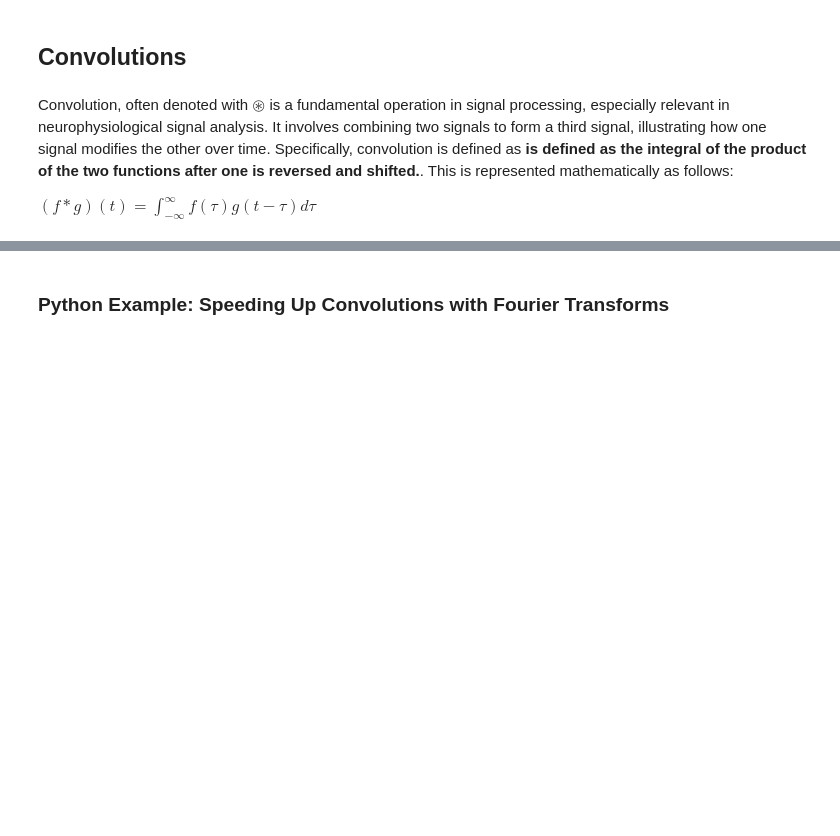
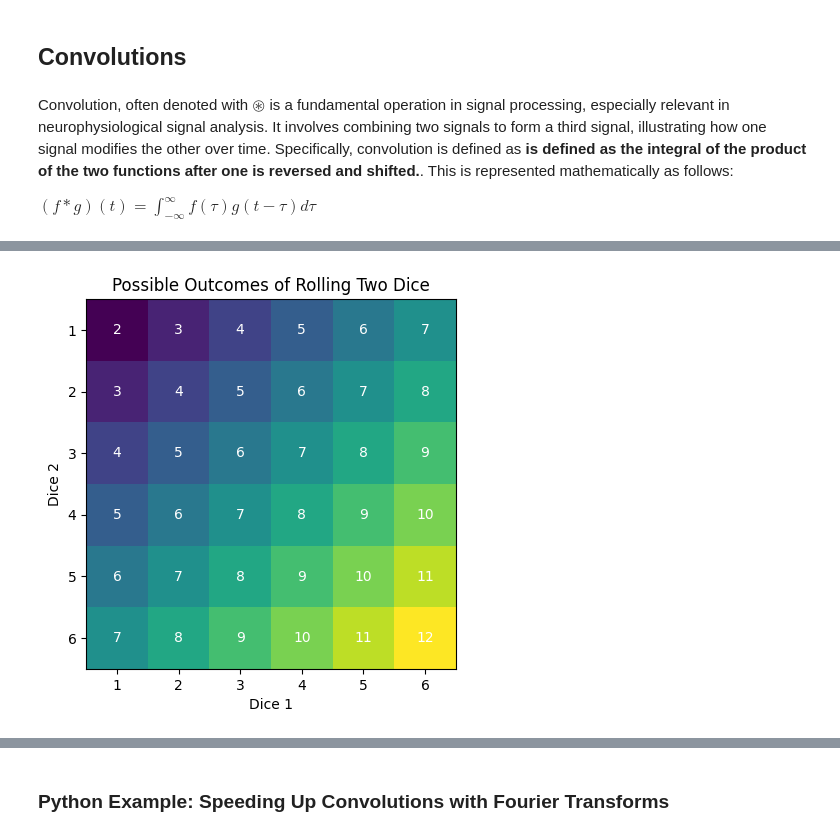
Before and after one commit to Yehuda-Bergstein/BSA-2023, a Jupyter notebook: BSA-Exercise-3.ipynb, the cells around one changed output, grey strips where cells are left out. Cells and saved outputs as stored; diff of their text form; code cells hidden in the pictures; blank space fills up the shorter version.

Commit message:
dice

```diff
--- a/BSA-Exercise-3.ipynb
+++ b/BSA-Exercise-3.ipynb
@@ -21,0 +35,27 @@ $
+# %%
+import matplotlib.pyplot as plt
+import numpy as np
+
+dice_rolls = np.zeros((6, 6), dtype=int)
+
+for i in range(1, 7):
+    for j in range(1, 7):
+        dice_rolls[i-1, j-1] = i + j
+
+fig, ax = plt.subplots()
+ax.imshow(dice_rolls, cmap='viridis', interpolation='nearest')
+
+for i in range(dice_rolls.shape[0]):
+    for j in range(dice_rolls.shape[1]):
+        ax.text(j, i, dice_rolls[i, j], ha='center', va='center', color='w')
+
+ax.set_title('Possible Outcomes of Rolling Two Dice')
+ax.set_xticks(np.arange(6))
+ax.set_yticks(np.arange(6))
+ax.set_xticklabels(np.arange(1, 7))
+ax.set_yticklabels(np.arange(1, 7))
+ax.set_xlabel('Dice 1')
+ax.set_ylabel('Dice 2')
+plt.show()
+# %% [output]
+[figure, added]
```
Also changed, not shown: parts of 9 cells of this notebook.
